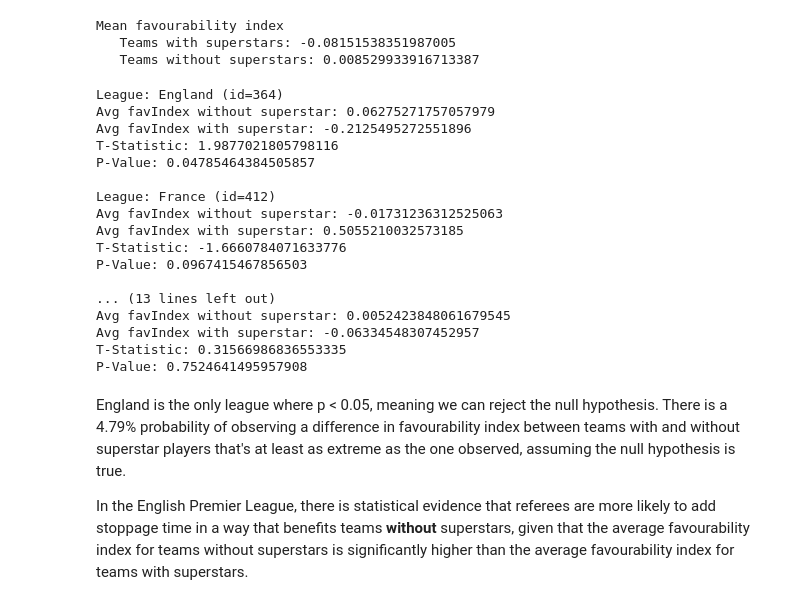
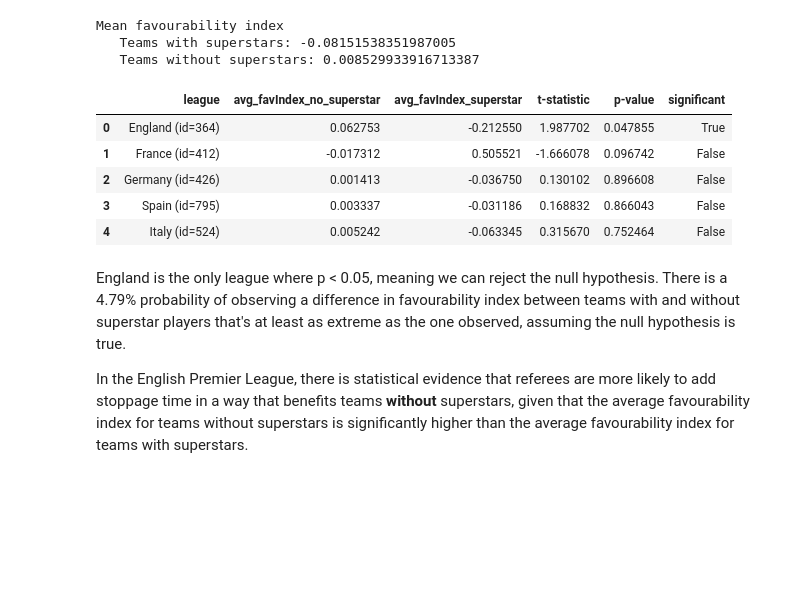
Before and after one commit to Jeevanthiruchittampalam/ESPNAnalytics, a Jupyter notebook: rq1/rq1.ipynb, the cells around one changed output. Drawn from its saved outputs; the diff is of its cells as text; code cells hidden in the pictures; blank space fills up the shorter version.

Commit message:
Add results table

```diff
--- a/rq1/rq1.ipynb
+++ b/rq1/rq1.ipynb
@@ -366,55 +368,48 @@ Mean favourability index
 # %%
 from scipy.stats import ttest_ind
 
 # Get unique leagues
 leagues = stacked_df['league'].unique()
 p_values = {}
+results = pd.DataFrame(columns=['league_id', 'league', 'avg_favIndex_no_superstar', 'avg_favIndex_superstar', 't-statistic', 'p-value', 'significant'])
 
 # Loop over leagues
 for league in leagues:
     # Filter data for current league
     league_df = stacked_df[stacked_df['league'] == league]
 
     # Group by 'has_superstar'
     grouped_df = league_df.groupby('has_superstar')
 
     # Get the groups
     group1 = grouped_df.get_group(False)['favIndex']
     group2 = grouped_df.get_group(True)['favIndex']
 
     # Perform t-test
     t_statistic, p_value = ttest_ind(group1, group2)
     p_values[league] = p_value
 
     # Get average favourability index for each group
     avg_group1 = group1.mean()
     avg_group2 = group2.mean()
 
-    # Print the results
-    print(f"League: {league_ids[league]} (id={league})")
-    print("Avg favIndex without superstar:", avg_group1)
-    print("Avg favIndex with superstar:", avg_group2)
-    print("T-Statistic:", t_statistic)
-    print("P-Value:", p_value)
-    print("")
+    results.loc[len(results)] = [league,
+                                 league_ids[league],
+                                 avg_group1,
+                                 avg_group2,
+                                 t_statistic,
+                                 p_value,
+                                 p_value < 0.05]
+
+results.set_index('league_id', inplace=True)
+display(results)
 # %% [output]
-League: England (id=364)
-Avg favIndex without superstar: 0.06275271757057979
-Avg favIndex with superstar: -0.2125495272551896
-T-Statistic: 1.9877021805798116
-P-Value: 0.04785464384505857
-
-League: France (id=412)
-Avg favIndex without superstar: -0.01731236312525063
-Avg favIndex with superstar: 0.5055210032573185
-T-Statistic: -1.6660784071633776
-P-Value: 0.0967415467856503
-
-... (13 lines left out)
-Avg favIndex without superstar: 0.0052423848061679545
-Avg favIndex with superstar: -0.06334548307452957
-T-Statistic: 0.31566986836553335
-P-Value: 0.7524641495957908
+|  | league | avg_favIndex_no_superstar | avg_favIndex_superstar | t-statistic | p-value | significant |
+| 0 | England (id=364) | 0.062753 | -0.212550 | 1.987702 | 0.047855 | True |
+| 1 | France (id=412) | -0.017312 | 0.505521 | -1.666078 | 0.096742 | False |
+| 2 | Germany (id=426) | 0.001413 | -0.036750 | 0.130102 | 0.896608 | False |
+| 3 | Spain (id=795) | 0.003337 | -0.031186 | 0.168832 | 0.866043 | False |
+| 4 | Italy (id=524) | 0.005242 | -0.063345 | 0.315670 | 0.752464 | False |
 # %% [markdown]
 England is the only league where p < 0.05, meaning we can reject the null hypothesis. There is a 4.79% probability of observing a difference in favourability index between teams with and without superstar players that's at least as extreme as the one observed, assuming the null hypothesis is true.
 
```
Also changed, not shown: parts of 2 cells of this notebook.
